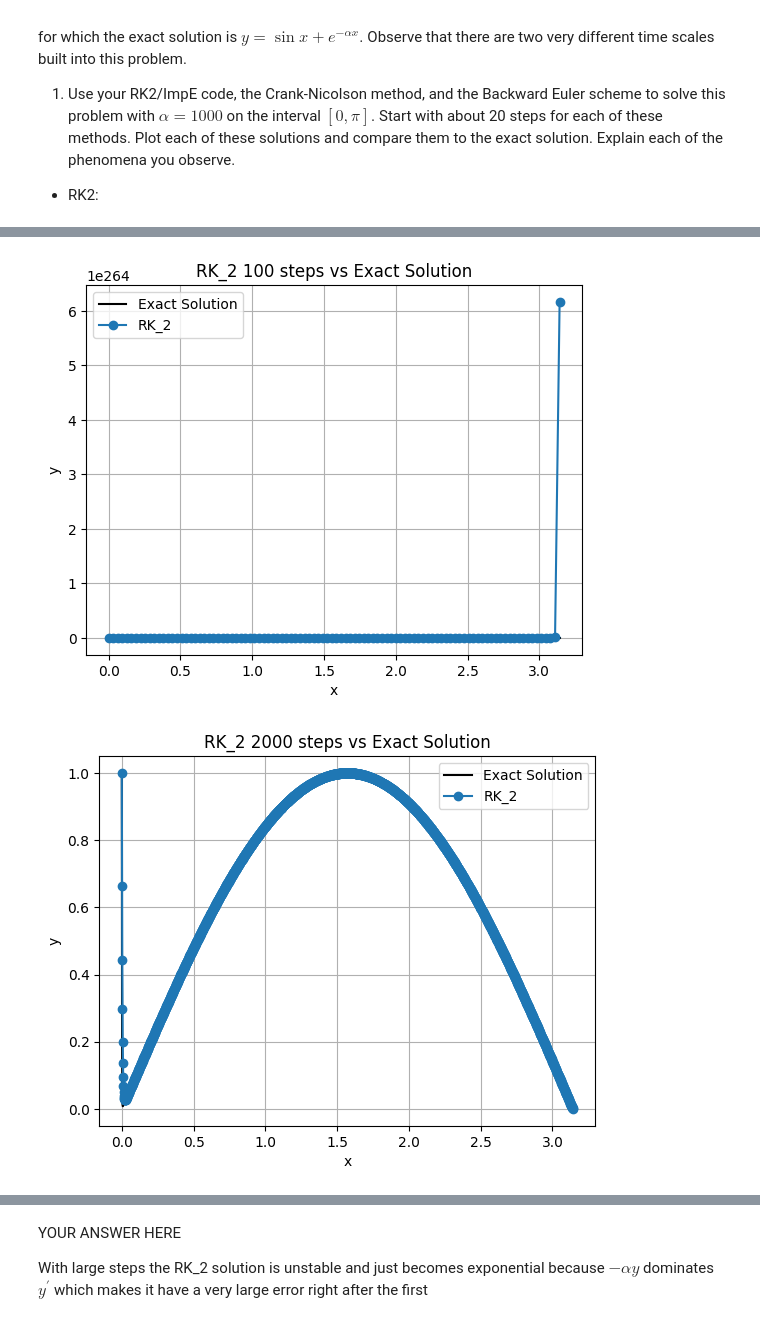
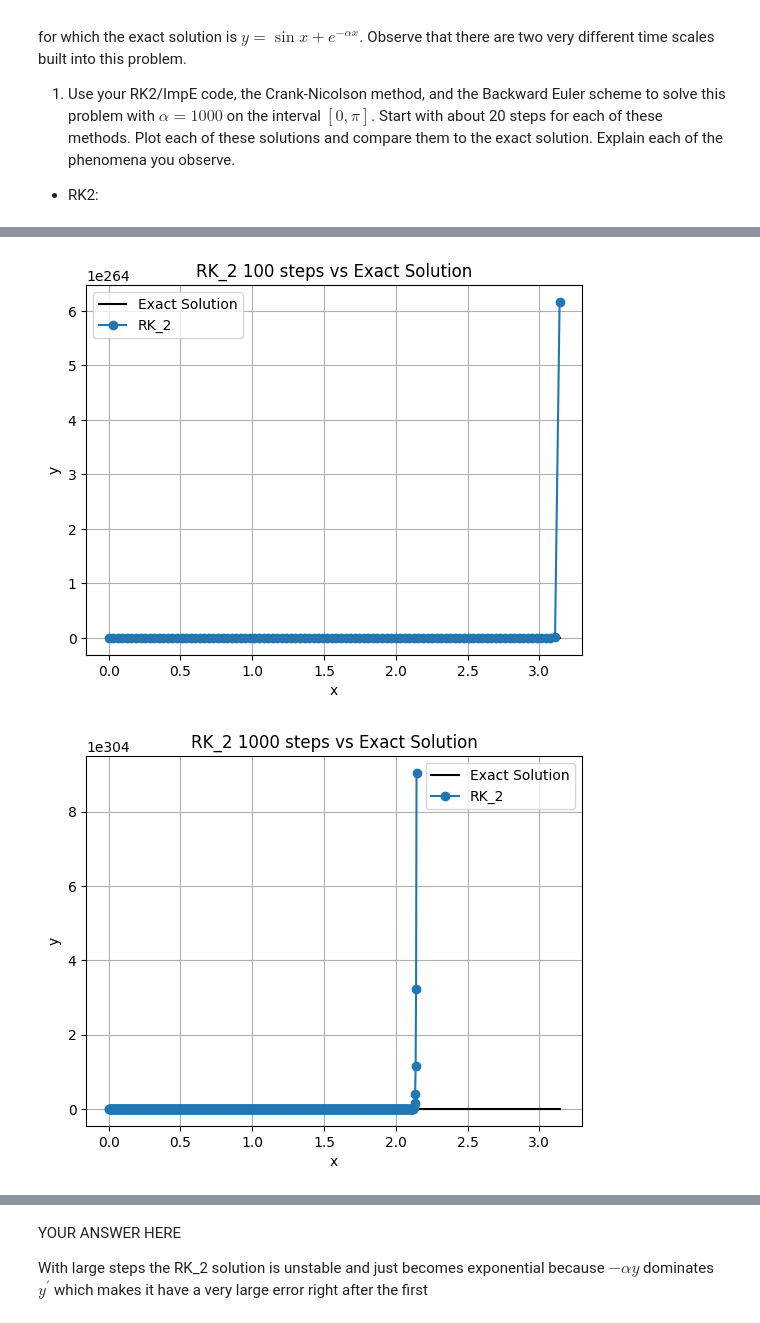
Before and after one commit to lfranz922/Math-406, a Jupyter notebook: Assignment_3_student.ipynb, the cells around one changed output, grey strips where cells are left out. Cells and saved outputs as stored; diff of their text form; code cells hidden in the pictures.

```diff
--- a/Assignment_3_student.ipynb
+++ b/Assignment_3_student.ipynb
@@ -123,16 +123,15 @@ b = 0.5
 hm_FE = 0
 hm_ImpE = 0
 # YOUR CODE HERE
-# Define the problem parameters
-a, b = 0, 0.5
+a = 0
+b = 0.5
 y0 = 1
 lambda_val = 10 * (-1 - np.sqrt(3) * 1j)
 f = lambda x, y: lambda_val * y
 
-h_FE_max = 2 / abs(lambda_val)  # Stability condition for Forward Euler
-h_ImpE_max = 2 / abs(lambda_val)  # Approximate for Improved Euler
+h_FE_max = 2 / abs(lambda_val)
+h_ImpE_max = 2 / abs(lambda_val)
 
-# Step sizes for testing
 h_values = [(h_FE_max / 4, r"$h < h_m$"), (h_FE_max, r"$h = h_m$"), (h_FE_max * 1.1, r"$h > h_m$")]
 
 
@@ -140,8 +139,6 @@ h_values = [(h_FE_max / 4, r"$h < h_m$"), (h_FE_max, r"$h = h_m$"), (h_FE_max *
 # plt.figure(figsize=(10, 6))
 x_exact = np.linspace(a, b, 1000)
 y_exact = exact(x_exact)
-# plt.plot(x_exact, y_exact.real, 'k-', label='Exact Solution (Re)')
-# plt.plot(x_exact, y_exact.imag, 'k--', label='Exact Solution (Im)')
 
 for h, stability in h_values:
     plt.plot(x_exact, y_exact.real, 'k-', label='Exact Solution (Re)')
@@ -480,32 +473,32 @@ def RK_2(f, a, b, y0, steps):
 
     return x_vals, y_vals
 
 alpha = 1000
 y0 = 1
 a = 0
 b = np.pi
 
 
-for steps in [20, 100, 2000]:
+for steps in [20, 100, 1000, 2000]:
     x_exact = np.linspace(a, b, steps)
     y_exact = exact(x_exact)
 
     plt.plot(x_exact, y_exact.real, 'k-', label='Exact Solution')
 
     x_rk2, y_rk2 = RK_2(f, a, b, y0, steps)
 
     plt.plot(x_rk2, y_rk2.real, 'o-', label=f'RK_2')
 
     plt.xlabel('x')
     plt.ylabel('y')
     plt.legend()
     plt.title(f'RK_2 {steps} steps vs Exact Solution')
     plt.grid()
     plt.show()
 
 # YOUR CODE HERE
 # raise NotImplementedError()
 # %% [output]
 [figure]
 [figure]
-[figure, old version]
+[figure, new version]
```
Also changed, not shown: parts of 21 cells of this notebook.
